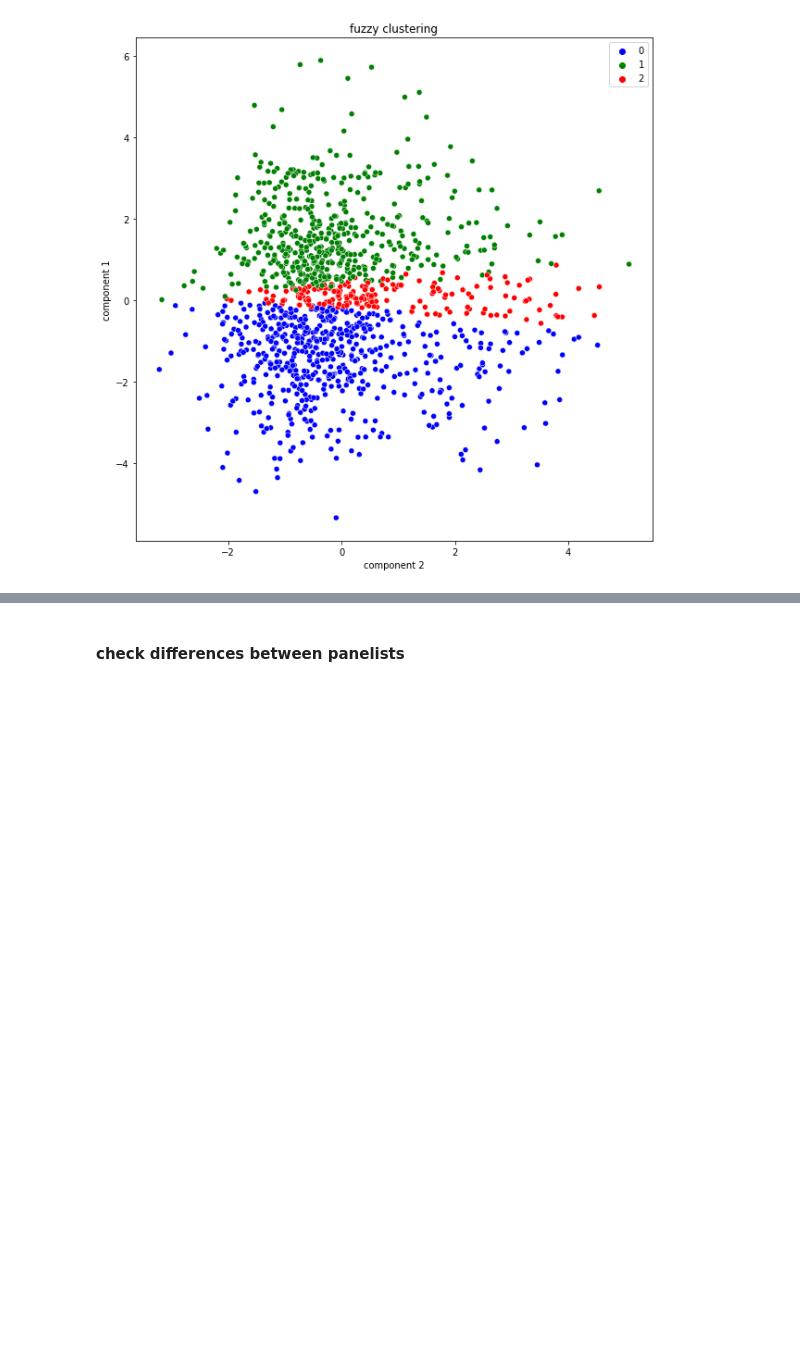
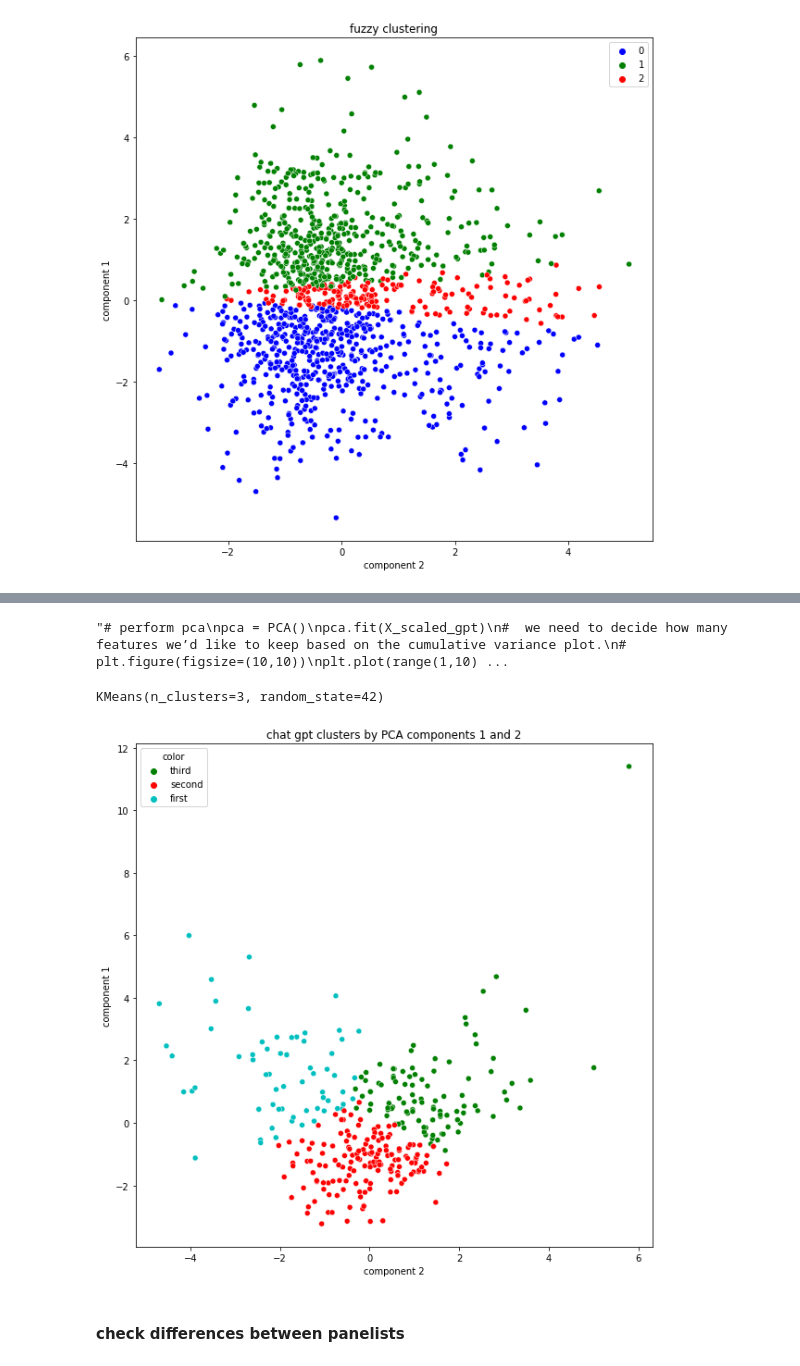
Before and after one commit to rengesf/flavorpred, a Jupyter notebook: clustering.ipynb, the cells around one changed output, grey strips where cells are left out. Cells and saved outputs as stored; diff of their text form; code cells hidden in the pictures; blank space fills up the shorter version.

```diff
--- a/clustering.ipynb
+++ b/clustering.ipynb
@@ -436,3 +512,54 @@ plt.show()
+# %%
+'''# perform pca
+pca = PCA()
+pca.fit(X_scaled_gpt)
+#  we need to decide how many features we’d like to keep based on the cumulative variance plot.
+# plt.figure(figsize=(10,10))
+plt.plot(range(1,10), pca.explained_variance_ratio_.cumsum(), marker='o', linestyle='--')
+plt.title('explained variance by components')
+plt.xlabel('number of components')
+plt.ylabel('cumulative explained variance')
+# presereve 80 % of variance so 5 components
+pca = PCA(n_components=5)
+pca.fit(X_scaled_gpt)
+scores_pca = pca.transform(X_scaled_gpt)
+# how many clusters should we use?
+wcss = []
+for i in range(1,21):
+    kmeans_pca = KMeans(n_clusters=i,init = 'k-means++', random_state=42)
+    kmeans_pca.fit(scores_pca)
+    wcss.append(kmeans_pca.inertia_)
+
+plt.figure(figsize=(10,10))
+plt.plot(range(1,21), wcss, marker='o', linestyle='--')
+plt.title('K-means with pca clustering')
+plt.xlabel('number of cluster')
+plt.ylabel('wcss')
+#  => between 4 or 5 clusters'''
+# %% [output]
+"# perform pca\npca = PCA()\npca.fit(X_scaled_gpt)\n#  we need to decide how many features we’d like to keep based on the cumulative variance plot.\n# plt.figure(figsize=(10,10))\nplt.plot(range(1,10) ...
+# %%
+pca = PCA(n_components=5)
+pca.fit(X_scaled_gpt)
+scores_pca_gpt = pca.transform(X_scaled_gpt)
+kmeans_pca_gpt = KMeans(n_clusters=3, init='k-means++', random_state=42)
+kmeans_pca_gpt.fit(scores_pca_gpt)
+# %% [output]
+KMeans(n_clusters=3, random_state=42)
+# %%
+# create new dataframe
+gpt_pca_kmeans = pd.concat([X_scaled_gpt.reset_index(drop=True), pd.DataFrame(scores_pca_gpt)], axis = 1)
+gpt_pca_kmeans.columns.values[-5:] = ['component 1', 'component 2', 'component 3','component 4', 'component 5']
+gpt_pca_kmeans['kmeans PCA'] = kmeans_pca_gpt.labels_
+gpt_pca_kmeans['color'] = gpt_pca_kmeans['kmeans PCA'].map({0: 'first', 1:'second', 2:'third', 3:'fourth'})
+x_axis = gpt_pca_kmeans['component 2']
+y_axis = gpt_pca_kmeans['component 1']
+plt.figure(figsize=(10,10))
+sns.scatterplot(x=x_axis, y=y_axis, hue=gpt_pca_kmeans['color'], palette=['g','r','c','m'])
+plt.title('chat gpt clusters by PCA components 1 and 2')
+plt.show()
+# %% [output]
+[figure, added]
 # %% [markdown]
 #### check differences between panelists
 # %%
```
Also changed, not shown: parts of 21 cells of this notebook, 4 other files.
